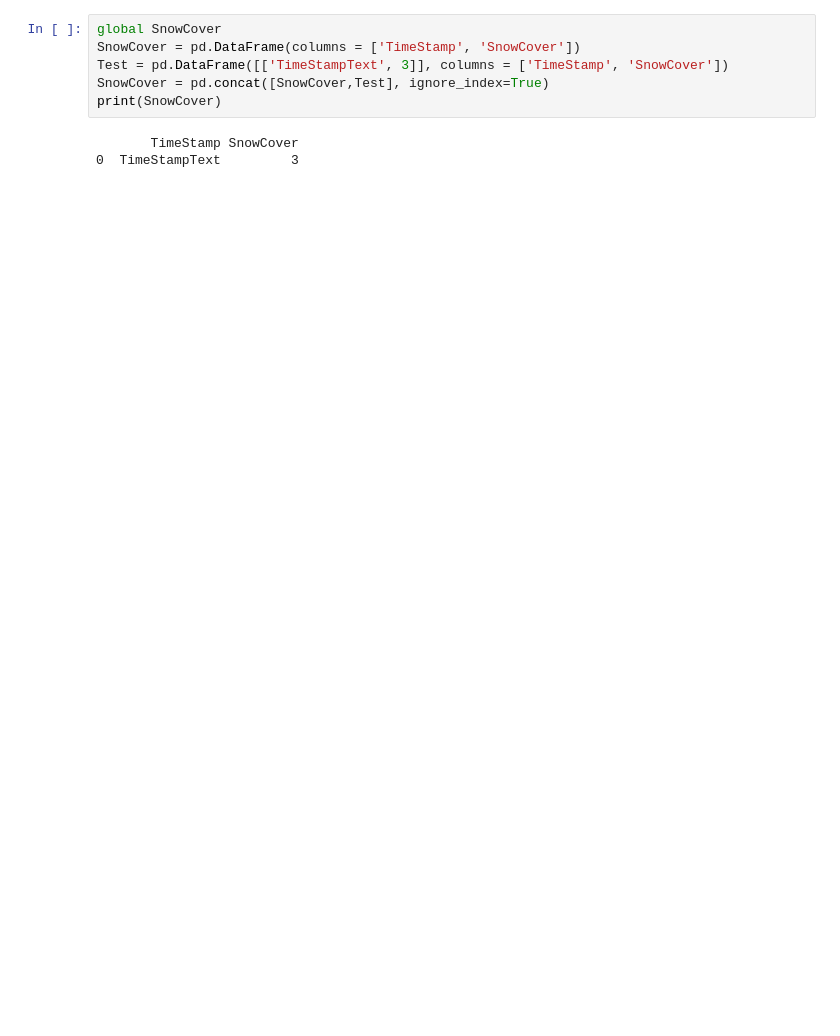
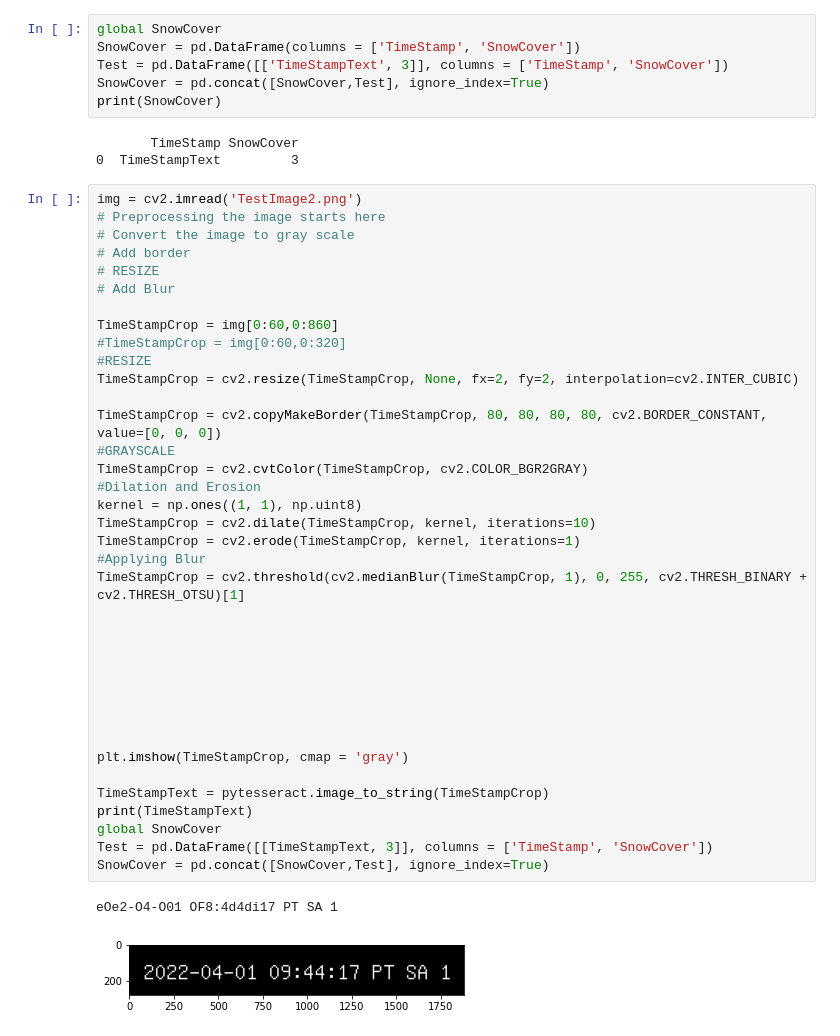
Before and after one commit to StefanoFochesatto/CRREL-Solar-Project, a Jupyter notebook: ExploratoryPythonScript.ipynb, the cells around one changed output. Drawn from its saved outputs; the diff is of its cells as text; blank space fills up the shorter version.

```diff
--- a/ExploratoryPythonScript.ipynb
+++ b/ExploratoryPythonScript.ipynb
@@ -229,3 +214,43 @@ print(SnowCover)
 # %% [output]
        TimeStamp SnowCover
 0  TimeStampText         3
+# %%
+img = cv2.imread('TestImage2.png')
+# Preprocessing the image starts here
+# Convert the image to gray scale
+# Add border
+# RESIZE
+# Add Blur
+
+TimeStampCrop = img[0:60,0:860]
+#TimeStampCrop = img[0:60,0:320]
+#RESIZE
+TimeStampCrop = cv2.resize(TimeStampCrop, None, fx=2, fy=2, interpolation=cv2.INTER_CUBIC)
+
+TimeStampCrop = cv2.copyMakeBorder(TimeStampCrop, 80, 80, 80, 80, cv2.BORDER_CONSTANT, value=[0, 0, 0])
+#GRAYSCALE
+TimeStampCrop = cv2.cvtColor(TimeStampCrop, cv2.COLOR_BGR2GRAY)
+#Dilation and Erosion
+kernel = np.ones((1, 1), np.uint8)
+TimeStampCrop = cv2.dilate(TimeStampCrop, kernel, iterations=10)
+TimeStampCrop = cv2.erode(TimeStampCrop, kernel, iterations=1)
+#Applying Blur
+TimeStampCrop = cv2.threshold(cv2.medianBlur(TimeStampCrop, 1), 0, 255, cv2.THRESH_BINARY + cv2.THRESH_OTSU)[1]
+
+
+
+
+
+
+
+
+plt.imshow(TimeStampCrop, cmap = 'gray')
+
+TimeStampText = pytesseract.image_to_string(TimeStampCrop)
+print(TimeStampText)
+global SnowCover
+Test = pd.DataFrame([[TimeStampText, 3]], columns = ['TimeStamp', 'SnowCover'])
+SnowCover = pd.concat([SnowCover,Test], ignore_index=True)
+# %% [output]
+eOe2-O4-O01 OF8:4d4di17 PT SA 1
+[figure, added]
```
Also changed, not shown: parts of 10 cells of this notebook, 30 other files.
